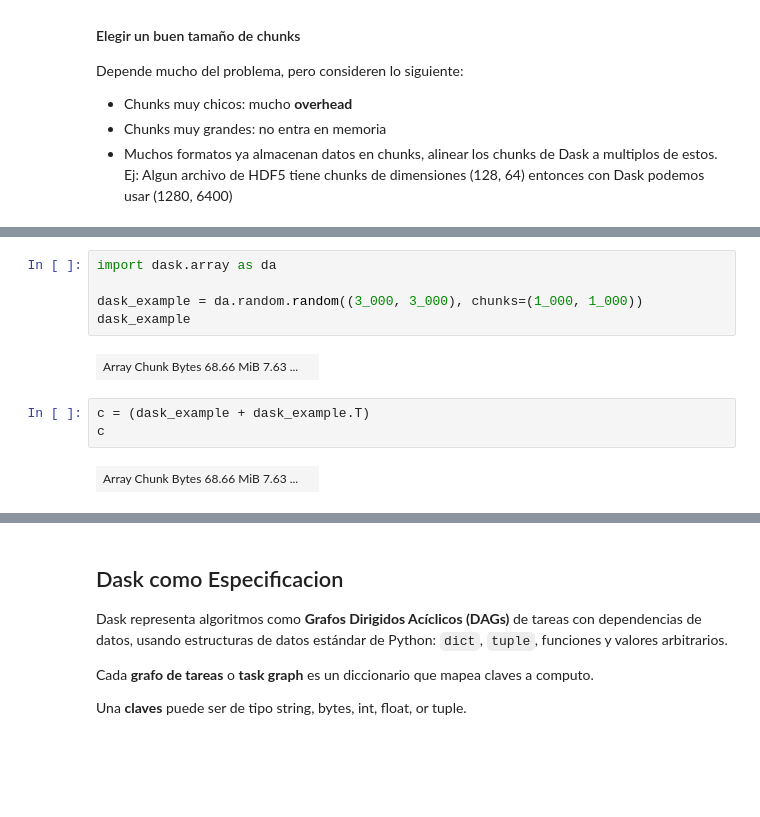
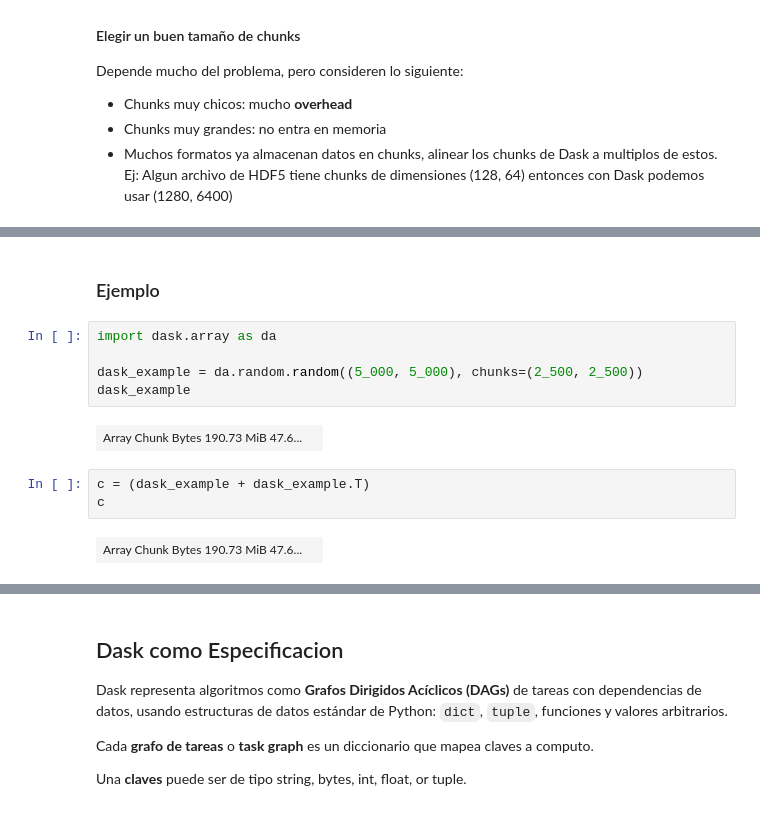
Before and after one commit to leliel12/tads, a Jupyter notebook: students/ray_dask_spark/rds.ipynb, the cells around one changed output, grey strips where cells are left out. Drawn from its saved outputs; the diff is of its cells as text; blank space fills up the shorter version.

```diff
--- a/students/ray_dask_spark/rds.ipynb
+++ b/students/ray_dask_spark/rds.ipynb
@@ -487,15 +440,17 @@ Ejemplo ilustrativo de un grafo (plano, aunque normalmente se organiza como un `
+# %% [markdown]
+### Ejemplo
 # %%
 import dask.array as da
 
-dask_example = da.random.random((3_000, 3_000), chunks=(1_000, 1_000))
+dask_example = da.random.random((5_000, 5_000), chunks=(2_500, 2_500))
 dask_example
 # %% [output]
-| Array Chunk Bytes 68.66 MiB 7.63 ... |  |
+| Array Chunk Bytes 190.73 MiB 47.6... |  |
 # %%
 c = (dask_example + dask_example.T)
 c
 # %% [output]
-| Array Chunk Bytes 68.66 MiB 7.63 ... |  |
+| Array Chunk Bytes 190.73 MiB 47.6... |  |
 # %%
 %%time
 res_dask = c.compute()
```
Also changed, not shown: parts of 19 cells of this notebook, 1 other file.
